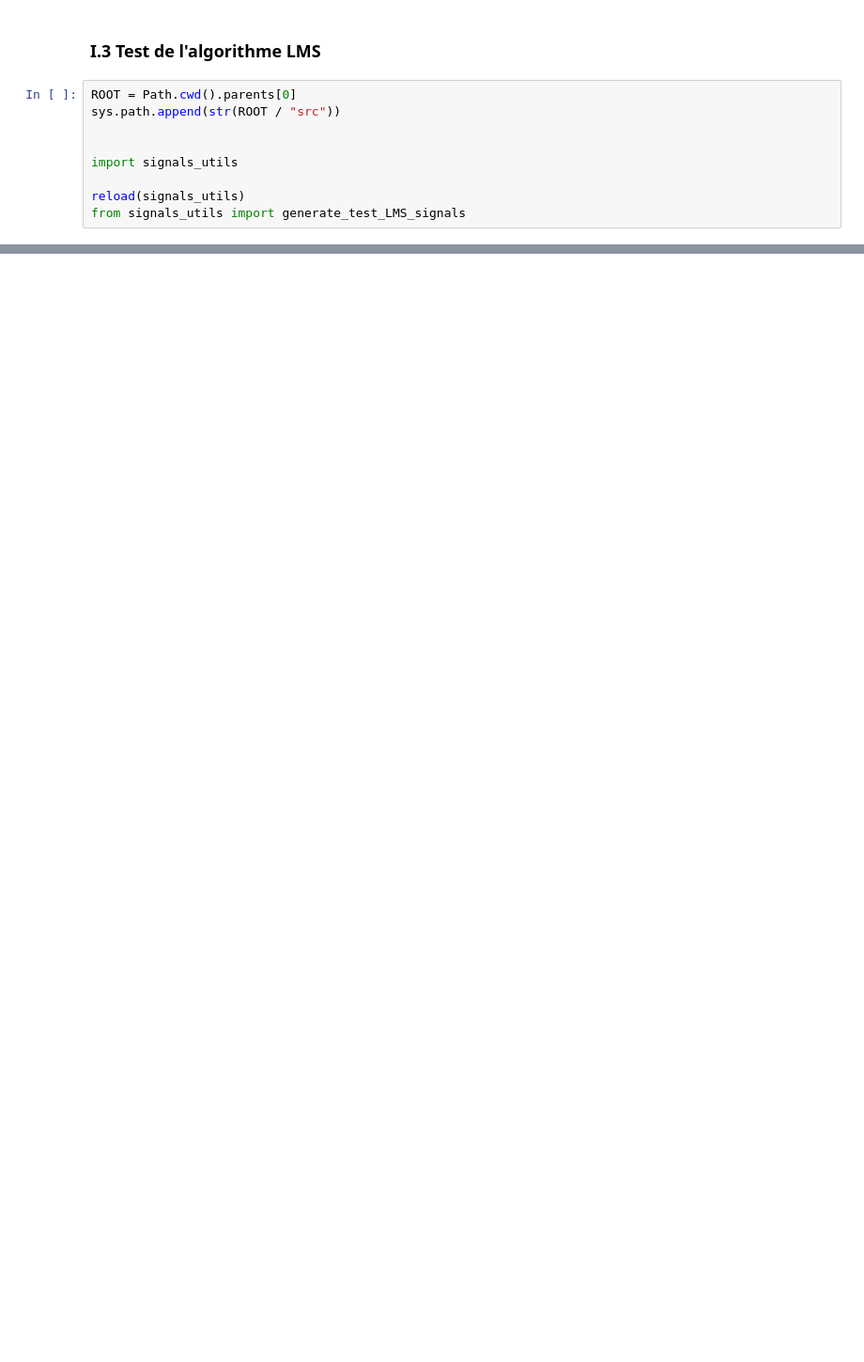
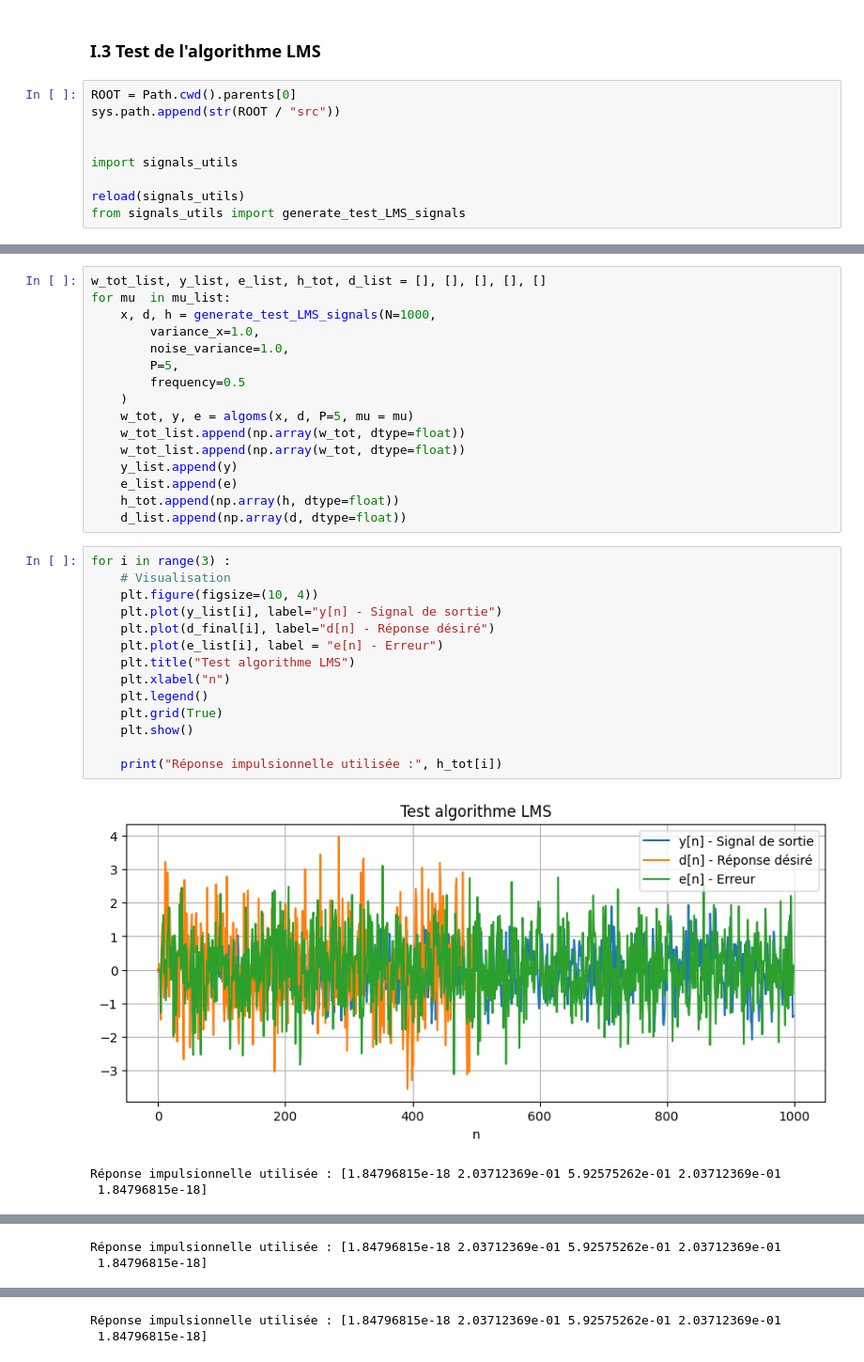
Before and after one commit to PailBoy/TP_SIGNAL_AVANCE, a Jupyter notebook: TP1/notebook/TP_LMS_IMAHO_EL_BOUROUMI.ipynb, the cells around one changed output, grey strips where cells are left out. Shown at 94% size. Drawn from its saved outputs; the diff is of its cells as text; blank space fills up the shorter version.

```diff
--- a/TP1/notebook/TP_LMS_IMAHO_EL_BOUROUMI.ipynb
+++ b/TP1/notebook/TP_LMS_IMAHO_EL_BOUROUMI.ipynb
@@ -176,0 +215,34 @@ Réponse impulsionnelle utilisée : [ 0.00188953  0.00276977 -0.00529527 -0.0099
+# %%
+w_tot_list, y_list, e_list, h_tot, d_list = [], [], [], [], []
+for mu  in mu_list:
+    x, d, h = generate_test_LMS_signals(N=1000,
+        variance_x=1.0,
+        noise_variance=1.0,
+        P=5,
+        frequency=0.5
+    )
+    w_tot, y, e = algoms(x, d, P=5, mu = mu)
+    w_tot_list.append(np.array(w_tot, dtype=float))
+    w_tot_list.append(np.array(w_tot, dtype=float))
+    y_list.append(y)
+    e_list.append(e)
+    h_tot.append(np.array(h, dtype=float))
+    d_list.append(np.array(d, dtype=float))
+# %%
+for i in range(3) :
+    # Visualisation
+    plt.figure(figsize=(10, 4))
+    plt.plot(y_list[i], label="y[n] - Signal de sortie")
+    plt.plot(d_final[i], label="d[n] - Réponse désiré")
+    plt.plot(e_list[i], label = "e[n] - Erreur")
+    plt.title("Test algorithme LMS")
+    plt.xlabel("n")
+    plt.legend()
+    plt.grid(True)
+    plt.show()
+
+    print("Réponse impulsionnelle utilisée :", h_tot[i])
+# %% [output]
+[figure, added]
+Réponse impulsionnelle utilisée : [1.84796815e-18 2.03712369e-01 5.92575262e-01 2.03712369e-01
+ 1.84796815e-18]
@@ -176,0 +250,2 @@ Réponse impulsionnelle utilisée : [ 0.00188953  0.00276977 -0.00529527 -0.0099
+Réponse impulsionnelle utilisée : [1.84796815e-18 2.03712369e-01 5.92575262e-01 2.03712369e-01
+ 1.84796815e-18]
@@ -176,0 +253,2 @@ Réponse impulsionnelle utilisée : [ 0.00188953  0.00276977 -0.00529527 -0.0099
+Réponse impulsionnelle utilisée : [1.84796815e-18 2.03712369e-01 5.92575262e-01 2.03712369e-01
+ 1.84796815e-18]
```
Also changed, not shown: parts of 11 cells of this notebook, 1 other file.
